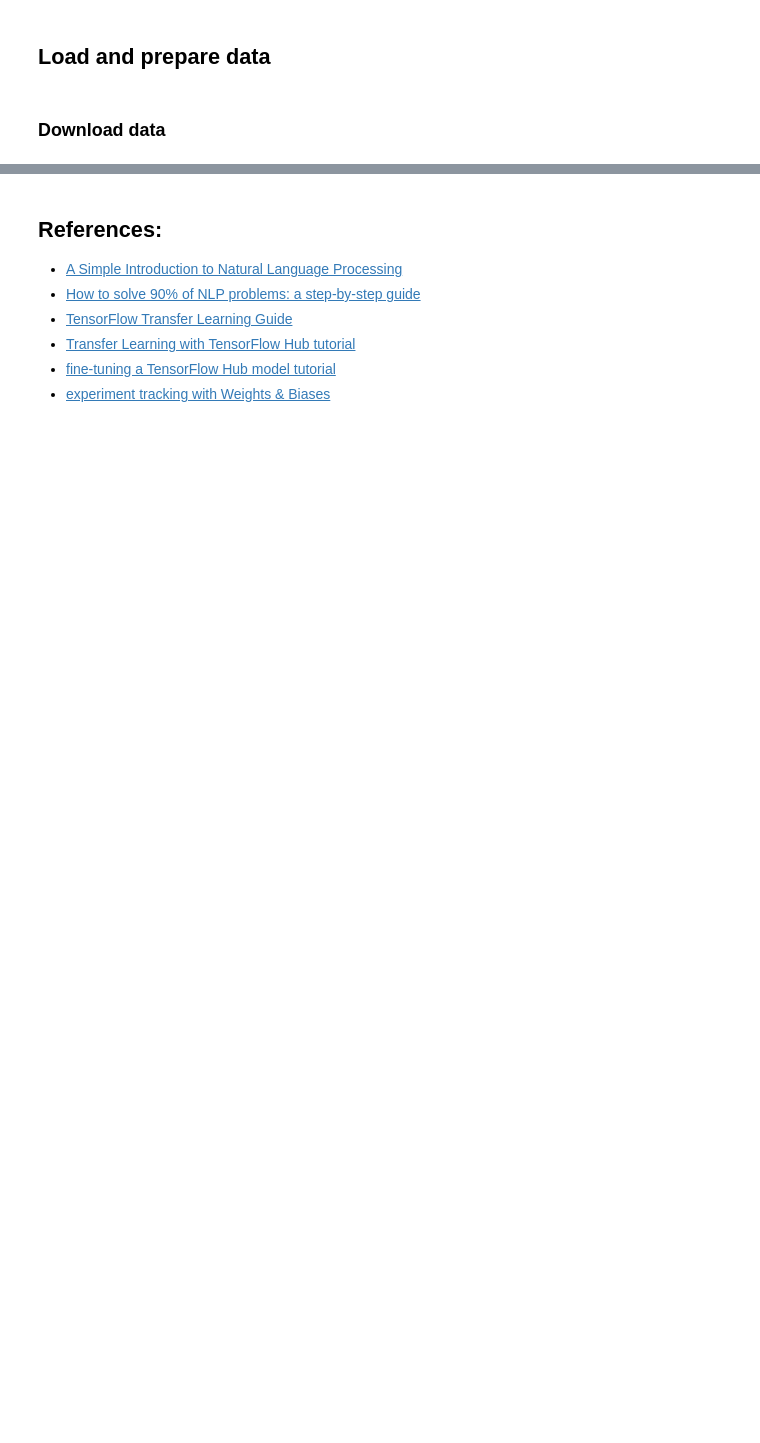
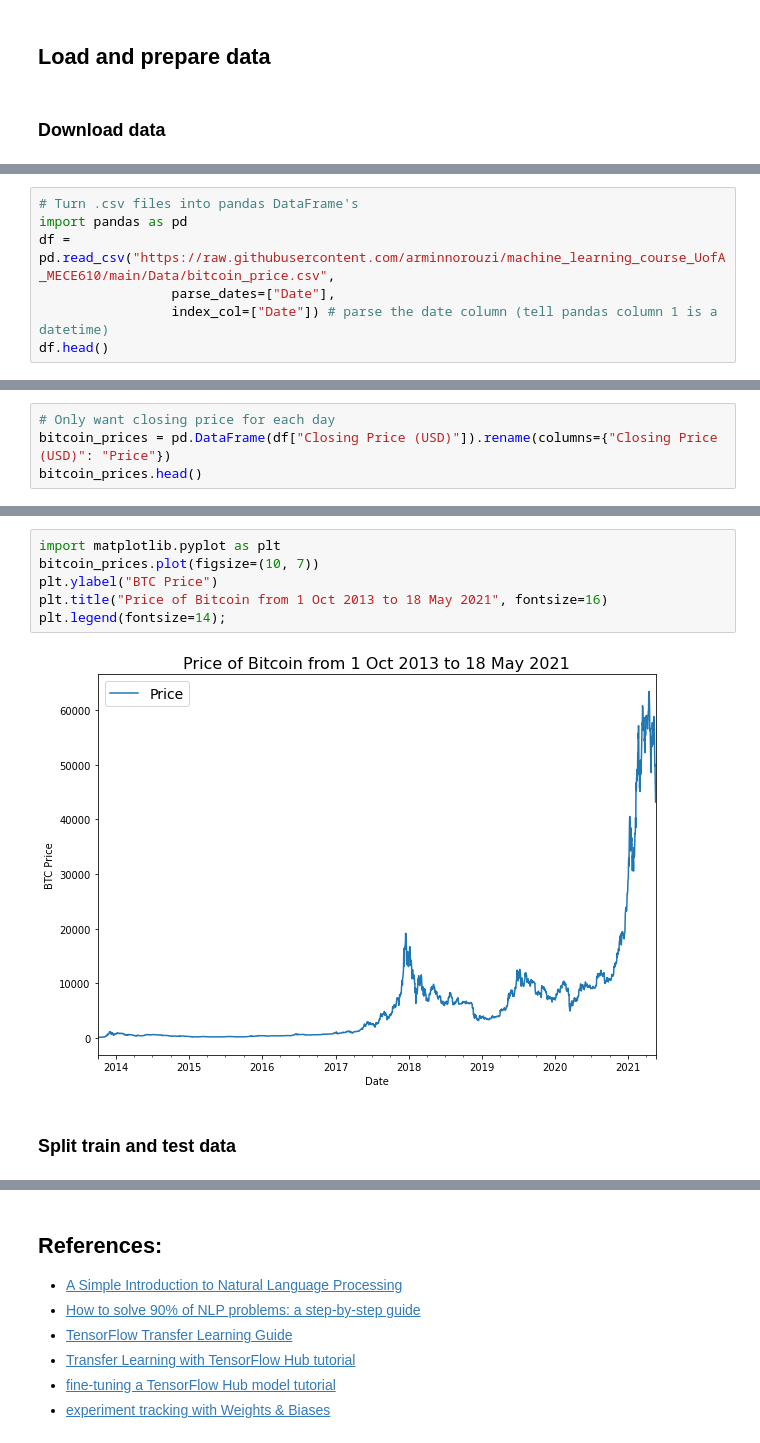
Before and after one commit to arminnorouzi/machine_learning_course_UofA_MECE610, a Jupyter notebook: L04_Deep_Learning_with_TensorFlow/L04c_Recurrent_Neural_Networks_with_TennsorFlow.ipynb, the cells around one changed output, grey strips where cells are left out. Cells and saved outputs as stored; diff of their text form; blank space fills up the shorter version.

```diff
--- a/L04_Deep_Learning_with_TensorFlow/L04c_Recurrent_Neural_Networks_with_TennsorFlow.ipynb
+++ b/L04_Deep_Learning_with_TensorFlow/L04c_Recurrent_Neural_Networks_with_TennsorFlow.ipynb
@@ -175,0 +45,7 @@ test_df.head()
+# %%
+# Turn .csv files into pandas DataFrame's
+import pandas as pd
+df = pd.read_csv("https://raw.githubusercontent.com/arminnorouzi/machine_learning_course_UofA_MECE610/main/Data/bitcoin_price.csv",
+                 parse_dates=["Date"],
+                 index_col=["Date"]) # parse the date column (tell pandas column 1 is a datetime)
+df.head()
@@ -175,0 +86,4 @@ test_df.head()
+# %%
+# Only want closing price for each day
+bitcoin_prices = pd.DataFrame(df["Closing Price (USD)"]).rename(columns={"Closing Price (USD)": "Price"})
+bitcoin_prices.head()
@@ -175,0 +98,10 @@ test_df.head()
+# %%
+import matplotlib.pyplot as plt
+bitcoin_prices.plot(figsize=(10, 7))
+plt.ylabel("BTC Price")
+plt.title("Price of Bitcoin from 1 Oct 2013 to 18 May 2021", fontsize=16)
+plt.legend(fontsize=14);
+# %% [output]
+[figure, added]
+# %% [markdown]
+### Split train and test data
```
Also changed, not shown: parts of 175 cells of this notebook, 1 other file.
